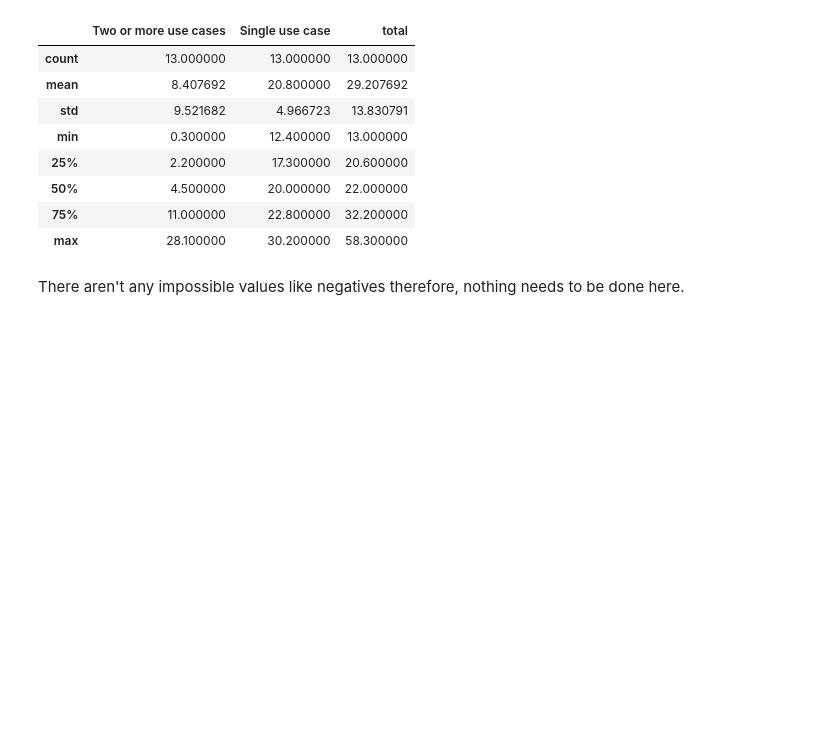
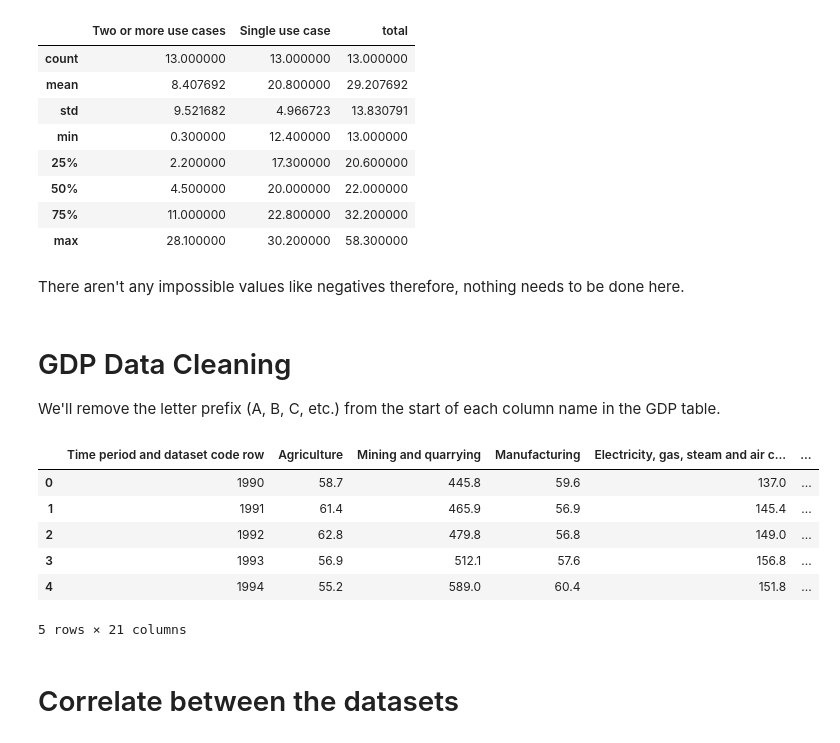
Before and after one commit to isaacchan-hash/basecamp-team-37, a Jupyter notebook: cleaning.ipynb, the cells around one changed output. Cells and saved outputs as stored; diff of their text form; code cells hidden in the pictures; blank space fills up the shorter version.

Commit message:
removed beginning letters from the column headings

```diff
--- a/cleaning.ipynb
+++ b/cleaning.ipynb
@@ -126,3 +122,21 @@ ai.describe()
 | max | 28.100000 | 30.200000 | 58.300000 |
 # %% [markdown]
 There aren't any impossible values like negatives therefore, nothing needs to be done here.
+# %% [markdown]
+# GDP Data Cleaning
+
+We'll remove the letter prefix (A, B, C, etc.) from the start of each column name in the GDP table.
+# %%
+# Remove letter prefix from gdp column names
+gdp.columns = gdp.columns.str.replace(r'^[A-Z]\n', '', regex=True)
+gdp.head()
+# %% [output]
+|  | Time period and dataset code row | Agriculture | Mining and quarrying | Manufacturing | Electricity, gas, steam and air c... | ... |
+| 0 | 1990 | 58.7 | 445.8 | 59.6 | 137.0 | ... |
+| 1 | 1991 | 61.4 | 465.9 | 56.9 | 145.4 | ... |
+| 2 | 1992 | 62.8 | 479.8 | 56.8 | 149.0 | ... |
+| 3 | 1993 | 56.9 | 512.1 | 57.6 | 156.8 | ... |
+| 4 | 1994 | 55.2 | 589.0 | 60.4 | 151.8 | ... |
+5 rows × 21 columns
+# %% [markdown]
+# Correlate between the datasets
```
Also changed, not shown: parts of 6 cells of this notebook, 1 other file.
